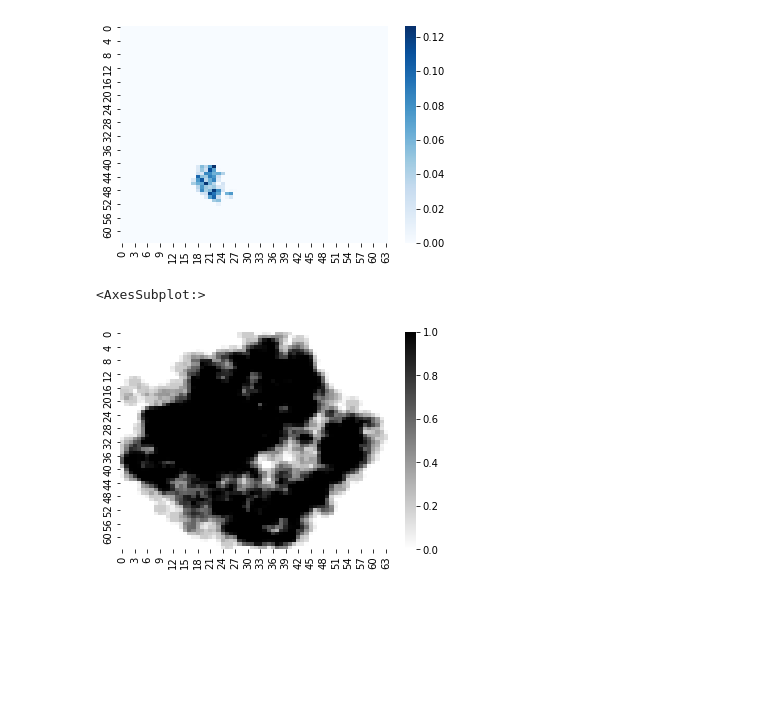
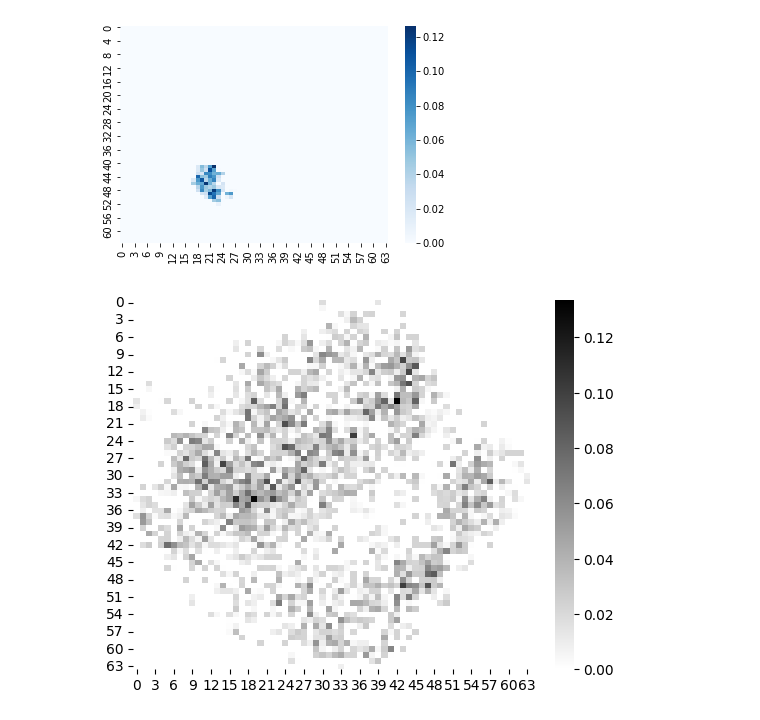
Before and after one commit to HyunWookL/cluster-ambiguity, a Jupyter notebook: cambiguity/test.ipynb, the cells around one changed output. Drawn from its saved outputs; the diff is of its cells as text; code cells hidden in the pictures; blank space fills up the shorter version.

```diff
--- a/cambiguity/test.ipynb
+++ b/cambiguity/test.ipynb
@@ -41,11 +42,12 @@ plt.show()
 [figure]
 [figure]
 # %%
-X_pca_grid = gy.gridify(X_pca, 0.2, 30, 1024, 64)
+X_pca_grid = gy.gridify(X_pca, 0.2, 3, 1024, 64)
 sns.heatmap(X_pca_grid, cmap='binary')
+
+plt.show()
 # %% [output]
-<AxesSubplot:>
-[figure, old version]
+[figure, new version]
 # %%
 cluster = ce.cluster_extraction(X_pca_grid, 0.3)
 sns.heatmap(cluster, cmap='Blues')
```
Also changed, not shown: parts of 4 cells of this notebook, 4 other files.
